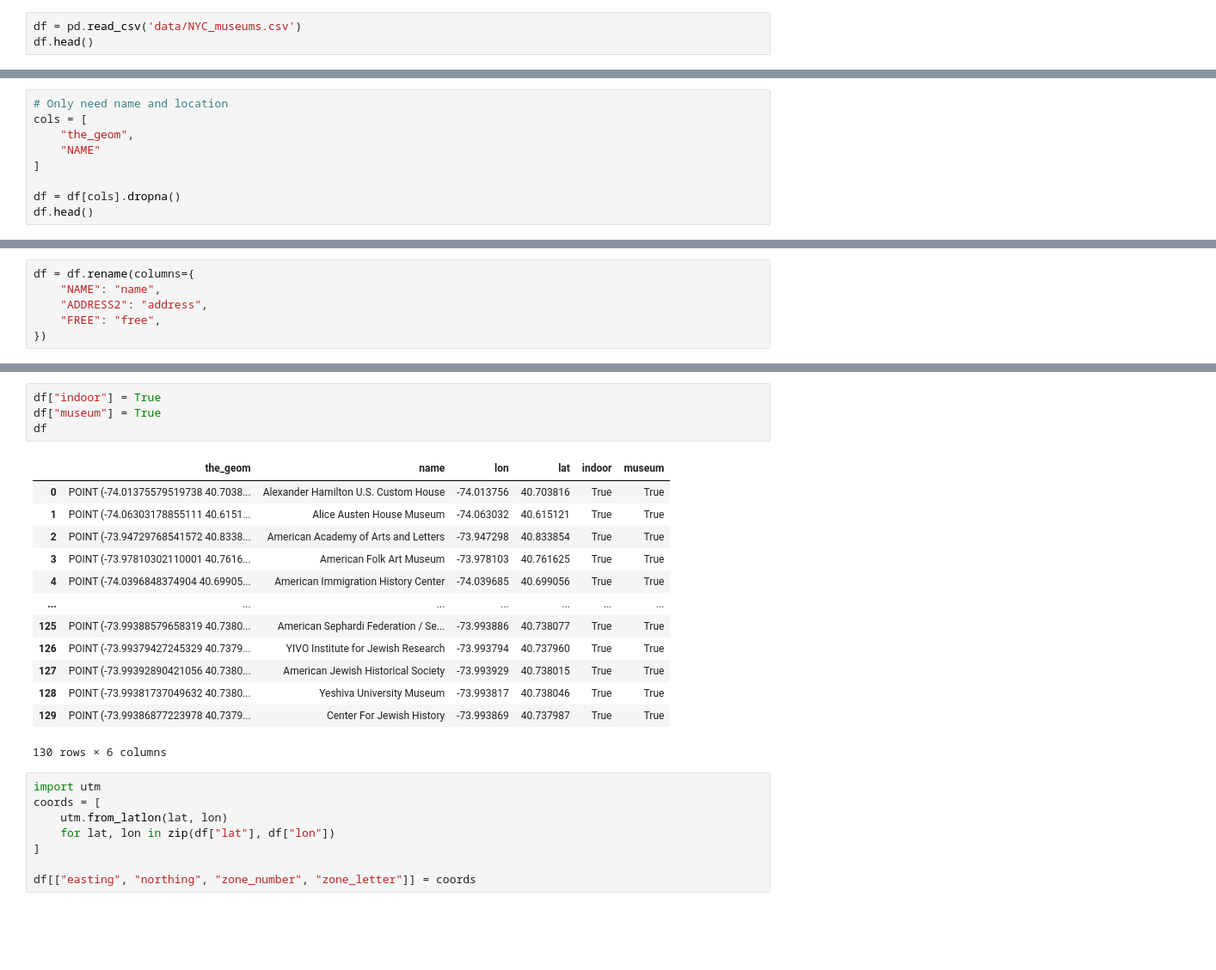
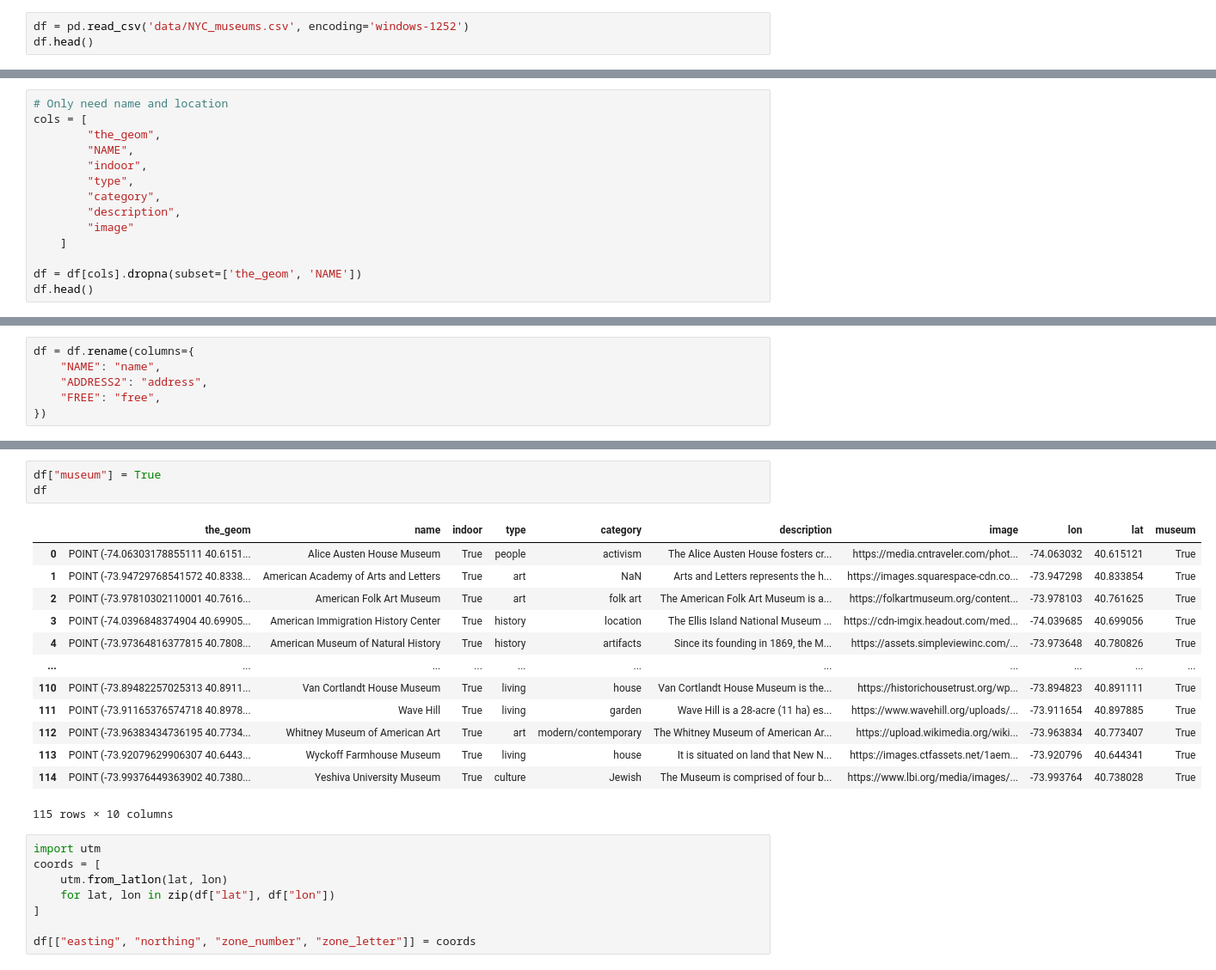
Before and after one commit to ath3naw/Itinerary-Optimizer, a Jupyter notebook: analysis.ipynb, the cells around one changed output, grey strips where cells are left out. Shown at 86% size. Drawn from its saved outputs; the diff is of its cells as text; blank space fills up the shorter version.

```diff
--- a/analysis.ipynb
+++ b/analysis.ipynb
@@ -23,6 +23,6 @@ Note: you may need to restart the kernel to use updated packages.
 # %%
 import pandas as pd
 # %%
-df = pd.read_csv('data/NYC_museums.csv')
+df = pd.read_csv('data/NYC_museums.csv', encoding='windows-1252')
 df.head()
 # %% [output]
@@ -49,10 +49,15 @@ df.describe()
 # %%
 # Only need name and location
 cols = [
-    "the_geom",
-    "NAME"
-]
+        "the_geom",
+        "NAME",
+        "indoor",
+        "type",
+        "category",
+        "description",
+        "image"
+    ]
 
-df = df[cols].dropna()
+df = df[cols].dropna(subset=['the_geom', 'NAME'])
 df.head()
 # %% [output]
@@ -98,21 +103,20 @@ df[["lat", "lon"]].head()
 # %%
-df["indoor"] = True
 df["museum"] = True
 df
 # %% [output]
-|  | the_geom | name | lon | lat | indoor | museum |
-| 0 | POINT (-74.01375579519738 40.7038... | Alexander Hamilton U.S. Custom House | -74.013756 | 40.703816 | True | True |
-| 1 | POINT (-74.06303178855111 40.6151... | Alice Austen House Museum | -74.063032 | 40.615121 | True | True |
-| 2 | POINT (-73.94729768541572 40.8338... | American Academy of Arts and Letters | -73.947298 | 40.833854 | True | True |
-| 3 | POINT (-73.97810302110001 40.7616... | American Folk Art Museum | -73.978103 | 40.761625 | True | True |
-| 4 | POINT (-74.0396848374904 40.69905... | American Immigration History Center | -74.039685 | 40.699056 | True | True |
-| ... | ... | ... | ... | ... | ... | ... |
-| 125 | POINT (-73.99388579658319 40.7380... | American Sephardi Federation / Se... | -73.993886 | 40.738077 | True | True |
-| 126 | POINT (-73.99379427245329 40.7379... | YIVO Institute for Jewish Research | -73.993794 | 40.737960 | True | True |
-| 127 | POINT (-73.99392890421056 40.7380... | American Jewish Historical Society | -73.993929 | 40.738015 | True | True |
-| 128 | POINT (-73.99381737049632 40.7380... | Yeshiva University Museum | -73.993817 | 40.738046 | True | True |
-| 129 | POINT (-73.99386877223978 40.7379... | Center For Jewish History | -73.993869 | 40.737987 | True | True |
+|  | the_geom | name | indoor | type | category | description | image | lon | lat | museum |
+| 0 | POINT (-74.06303178855111 40.6151... | Alice Austen House Museum | True | people | activism | The Alice Austen House fosters cr... | https://media.cntraveler.com/phot... | -74.063032 | 40.615121 | True |
+| 1 | POINT (-73.94729768541572 40.8338... | American Academy of Arts and Letters | True | art | NaN | Arts and Letters represents the h... | https://images.squarespace-cdn.co... | -73.947298 | 40.833854 | True |
+| 2 | POINT (-73.97810302110001 40.7616... | American Folk Art Museum | True | art | folk art | The American Folk Art Museum is a... | https://folkartmuseum.org/content... | -73.978103 | 40.761625 | True |
+| 3 | POINT (-74.0396848374904 40.69905... | American Immigration History Center | True | history | location | The Ellis Island National Museum ... | https://cdn-imgix.headout.com/med... | -74.039685 | 40.699056 | True |
+| 4 | POINT (-73.97364816377815 40.7808... | American Museum of Natural History | True | history | artifacts | Since its founding in 1869, the M... | https://assets.simpleviewinc.com/... | -73.973648 | 40.780826 | True |
+| ... | ... | ... | ... | ... | ... | ... | ... | ... | ... | ... |
+| 110 | POINT (-73.89482257025313 40.8911... | Van Cortlandt House Museum | True | living | house | Van Cortlandt House Museum is the... | https://historichousetrust.org/wp... | -73.894823 | 40.891111 | True |
+| 111 | POINT (-73.91165376574718 40.8978... | Wave Hill | True | living | garden | Wave Hill is a 28-acre (11 ha) es... | https://www.wavehill.org/uploads/... | -73.911654 | 40.897885 | True |
+| 112 | POINT (-73.96383434736195 40.7734... | Whitney Museum of American Art | True | art | modern/contemporary | The Whitney Museum of American Ar... | https://upload.wikimedia.org/wiki... | -73.963834 | 40.773407 | True |
+| 113 | POINT (-73.92079629906307 40.6443... | Wyckoff Farmhouse Museum | True | living | house | It is situated on land that New N... | https://images.ctfassets.net/1aem... | -73.920796 | 40.644341 | True |
+| 114 | POINT (-73.99376449363902 40.7380... | Yeshiva University Museum | True | culture | Jewish | The Museum is comprised of four b... | https://www.lbi.org/media/images/... | -73.993764 | 40.738028 | True |
-130 rows × 6 columns
+115 rows × 10 columns
 # %%
 import utm
 coords = [
```
Also changed, not shown: parts of 12 cells of this notebook, 5 other files.
